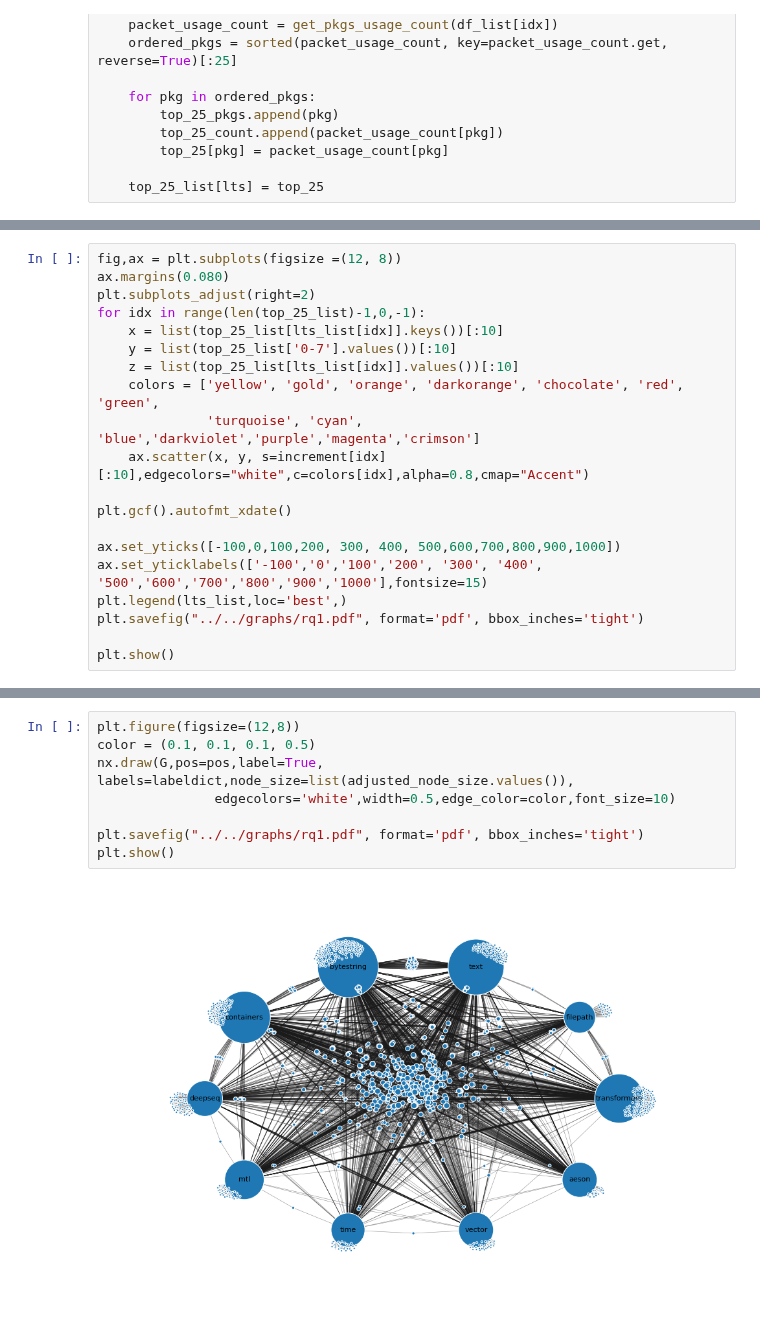
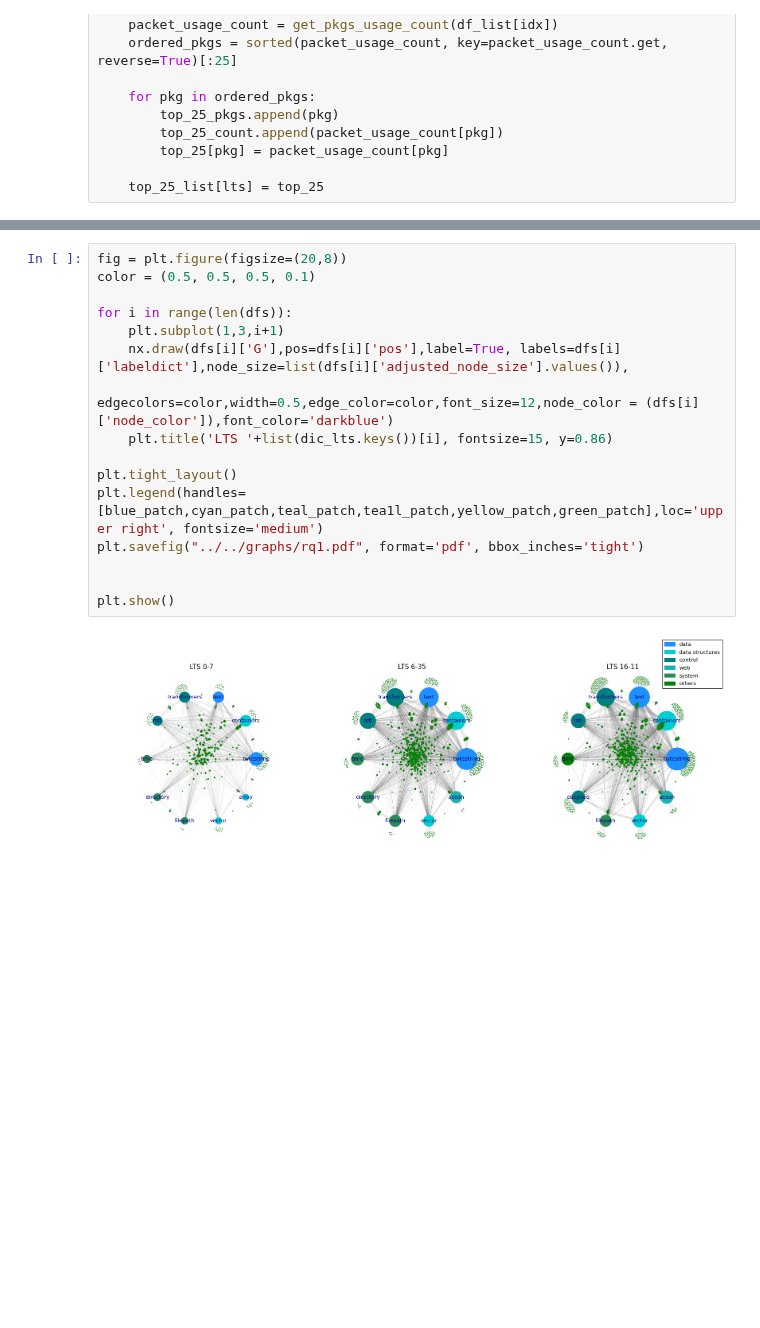
Before and after one commit to pragmaticslaboratory/stackage-evolution, a Jupyter notebook: notebooks/Answers/RQ1.ipynb, the cells around one changed output, grey strips where cells are left out. Cells and saved outputs as stored; diff of their text form; blank space fills up the shorter version.

```diff
--- a/notebooks/Answers/RQ1.ipynb
+++ b/notebooks/Answers/RQ1.ipynb
@@ -94,20 +67,0 @@ for idx,df in enumerate (top_25_list):
-# %%
-fig,ax = plt.subplots(figsize =(12, 8))
-ax.margins(0.080)
-plt.subplots_adjust(right=2)
-for idx in range(len(top_25_list)-1,0,-1):
-    x = list(top_25_list[lts_list[idx]].keys())[:10]
-    y = list(top_25_list['0-7'].values())[:10]
-    z = list(top_25_list[lts_list[idx]].values())[:10]
-    colors = ['yellow', 'gold', 'orange', 'darkorange', 'chocolate', 'red', 'green',
-              'turquoise', 'cyan', 'blue','darkviolet','purple','magenta','crimson']
-    ax.scatter(x, y, s=increment[idx][:10],edgecolors="white",c=colors[idx],alpha=0.8,cmap="Accent")
-
-plt.gcf().autofmt_xdate()
-
-ax.set_yticks([-100,0,100,200, 300, 400, 500,600,700,800,900,1000])
-ax.set_yticklabels(['-100','0','100','200', '300', '400', '500','600','700','800','900','1000'],fontsize=15)
-plt.legend(lts_list,loc='best',)
-plt.savefig("../../graphs/rq1.pdf", format='pdf', bbox_inches='tight')
-
-plt.show()
@@ -213,10 +181,18 @@ pos = nx.spring_layout(G,pos=pos, fixed=fixed_nodes,scale=5)
 # %%
-plt.figure(figsize=(12,8))
-color = (0.1, 0.1, 0.1, 0.5)
-nx.draw(G,pos=pos,label=True, labels=labeldict,node_size=list(adjusted_node_size.values()),
-               edgecolors='white',width=0.5,edge_color=color,font_size=10)
+fig = plt.figure(figsize=(20,8))
+color = (0.5, 0.5, 0.5, 0.1)
 
+for i in range(len(dfs)):
+    plt.subplot(1,3,i+1)
+    nx.draw(dfs[i]['G'],pos=dfs[i]['pos'],label=True, labels=dfs[i]['labeldict'],node_size=list(dfs[i]['adjusted_node_size'].values()),
+                   edgecolors=color,width=0.5,edge_color=color,font_size=12,node_color = (dfs[i]['node_color']),font_color='darkblue')
+    plt.title('LTS '+list(dic_lts.keys())[i], fontsize=15, y=0.86)
+
+plt.tight_layout()
+plt.legend(handles=[blue_patch,cyan_patch,teal_patch,tea1l_patch,yellow_patch,green_patch],loc='upper right', fontsize='medium')
 plt.savefig("../../graphs/rq1.pdf", format='pdf', bbox_inches='tight')
+
+
 plt.show()
 # %% [output]
-[figure, old version]
+[figure, new version]
```
Also changed, not shown: parts of 8 cells of this notebook, 18 other files.
